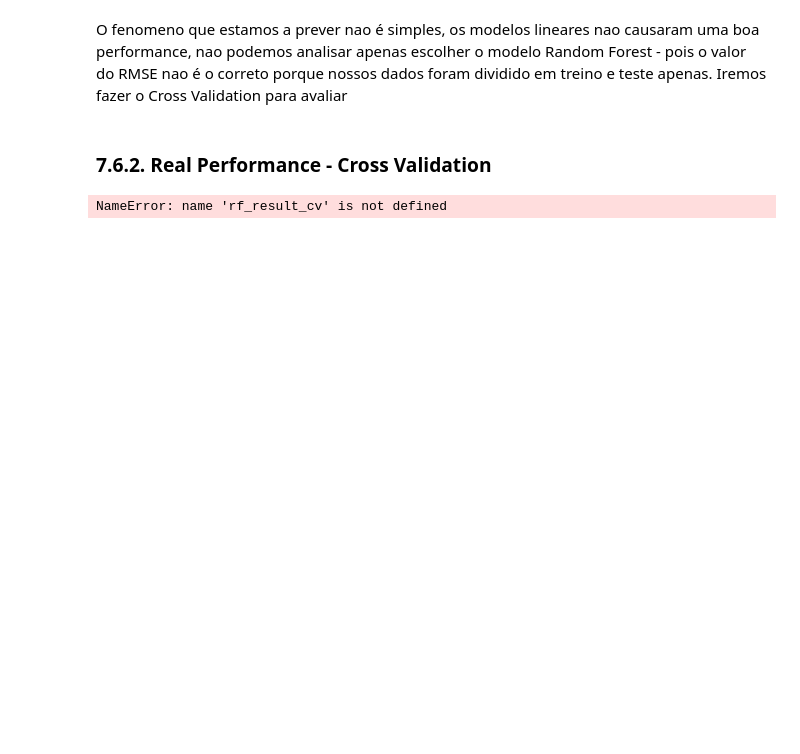
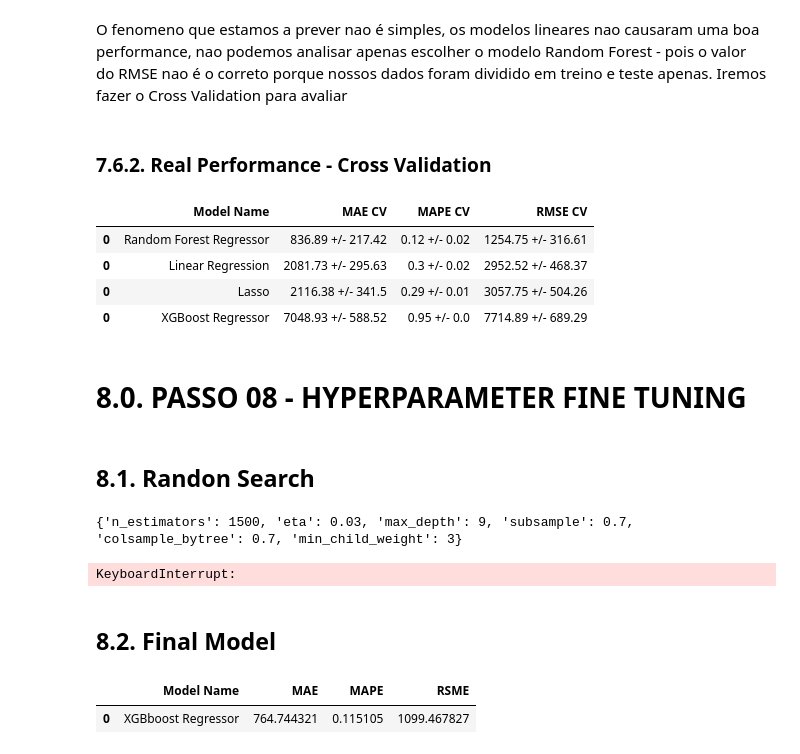
Before and after one commit to artavale/Rossman-Forcast-Sales, a Jupyter notebook: m07_v02_store_sales_predict.ipynb, the cells around one changed output. Saved outputs shown, nothing was run; the diff lists cells and outputs as text; code cells hidden in the pictures; blank space fills up the shorter version.

Commit message:
After tuning Final Model Found

```diff
--- a/m07_v02_store_sales_predict.ipynb
+++ b/m07_v02_store_sales_predict.ipynb
@@ -1358,6 +1363,14 @@ O fenomeno que estamos a prever nao é simples, os modelos lineares nao causaram
 ### 7.6.2. Real Performance - Cross Validation
 # %%
 modelling_result_cv = pd.concat([lr_result_cv, lrr_result_cv, rf_result_cv, xgb_result_cv])
-modelling_result_cv.sort_values('RSME')
+modelling_result_cv.sort_values('RMSE CV')
 # %% [output]
-NameError: name 'rf_result_cv' is not defined
+|  | Model Name | MAE CV | MAPE CV | RMSE CV |
+| 0 | Random Forest Regressor | 836.89 +/- 217.42 | 0.12 +/- 0.02 | 1254.75 +/- 316.61 |
+| 0 | Linear Regression | 2081.73 +/- 295.63 | 0.3 +/- 0.02 | 2952.52 +/- 468.37 |
+| 0 | Lasso | 2116.38 +/- 341.5 | 0.29 +/- 0.01 | 3057.75 +/- 504.26 |
+| 0 | XGBoost Regressor | 7048.93 +/- 588.52 | 0.95 +/- 0.0 | 7714.89 +/- 689.29 |
+# %% [markdown]
+# 8.0. PASSO 08 - HYPERPARAMETER FINE TUNING
+# %% [markdown]
+## 8.1. Randon Search
@@ -1363,0 +1390,27 @@ NameError: name 'rf_result_cv' is not defined
+# %%
+final_result = pd.DataFrame()
+
+for i in range( MAX_EVAL ):
+    # choose values for parameters randomly
+    hp = { k: random.sample(v, 1)[0] for k, v in param.items() }
+    print( hp )
+
+    #model
+    model_xgb = xgb.XGBRegressor( objective='reg:squarederror',
+                                  n_estimators= hp['n_estimators'],
+                                  eta= hp['eta'],
+                                  max_depth= hp['max_depth'],
+                                  subsample= hp['subsample'],
+                                  colsample_bytree= hp['colsample_bytree'],
+                                  min_child_weight= hp['min_child_weight'])
+
+    # performance
+    result = cross_validation( x_training, 5, 'XGBboost Regressor', model_xgb, verbose=False )
+    final_result = pd.concat([final_result, result])
+
+final_result
+# %% [output]
+{'n_estimators': 1500, 'eta': 0.03, 'max_depth': 9, 'subsample': 0.7, 'colsample_bytree': 0.7, 'min_child_weight': 3}
+KeyboardInterrupt:
+# %% [markdown]
+## 8.2. Final Model
@@ -1363,0 +1424,20 @@ NameError: name 'rf_result_cv' is not defined
+# %%
+#model
+model_xgb_tuned = xgb.XGBRegressor( objective='reg:squarederror',
+                              n_estimators= param_tuned['n_estimators'],
+                              eta= param_tuned['eta'],
+                              max_depth= param_tuned['max_depth'],
+                              subsample= param_tuned['subsample'],
+                              colsample_bytree= param_tuned['colsample_bytree'],
+                              min_child_weight= param_tuned['min_child_weight']).fit( x_train, y_train)
+
+# prediction
+yhat_xgb_tuned = model_xgb_tuned.predict( x_test )
+
+
+# performance
+xgb_result_tuned = ml_error( 'XGBboost Regressor', np.expm1(y_test), np.expm1(yhat_xgb_tuned) )
+xgb_result_tuned
+# %% [output]
+|  | Model Name | MAE | MAPE | RSME |
+| 0 | XGBboost Regressor | 764.744321 | 0.115105 | 1099.467827 |
```
Also changed, not shown: parts of 4 cells of this notebook.
